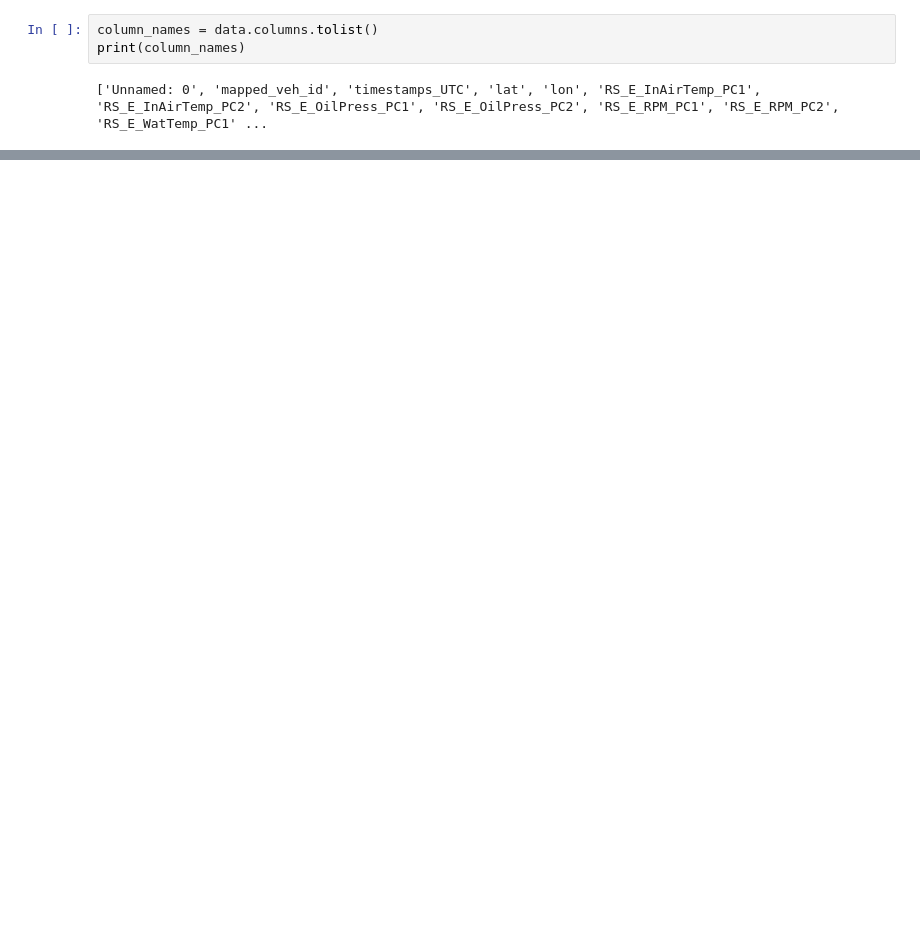
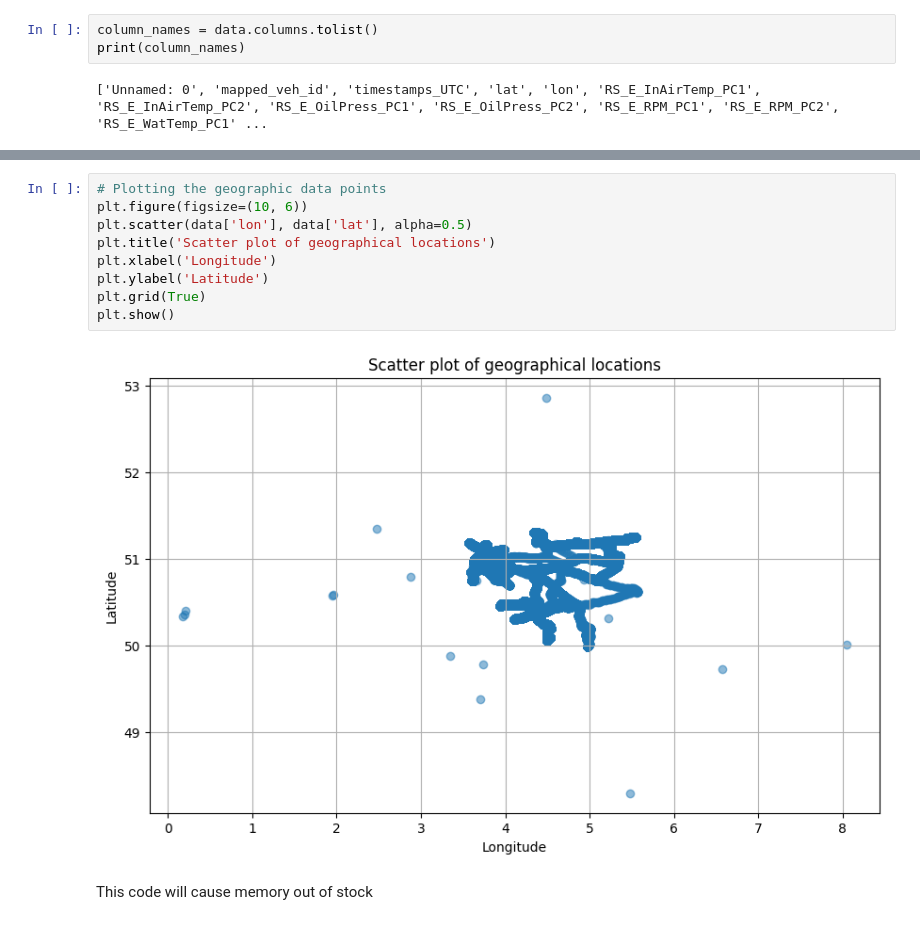
Before and after one commit to yutao-data/Data_Mining_SNCB, a Jupyter notebook: notebooks/sncb-data-prepocessing.ipynb, the cells around one changed output, grey strips where cells are left out. Saved outputs shown, nothing was run; the diff lists cells and outputs as text; blank space fills up the shorter version.

```diff
--- a/notebooks/sncb-data-prepocessing.ipynb
+++ b/notebooks/sncb-data-prepocessing.ipynb
@@ -313,0 +229,13 @@ plt.show()
+# %%
+# Plotting the geographic data points
+plt.figure(figsize=(10, 6))
+plt.scatter(data['lon'], data['lat'], alpha=0.5)
+plt.title('Scatter plot of geographical locations')
+plt.xlabel('Longitude')
+plt.ylabel('Latitude')
+plt.grid(True)
+plt.show()
+# %% [output]
+[figure, added]
+# %% [markdown]
+This code will cause memory out of stock
```
Also changed, not shown: parts of 19 cells of this notebook.
